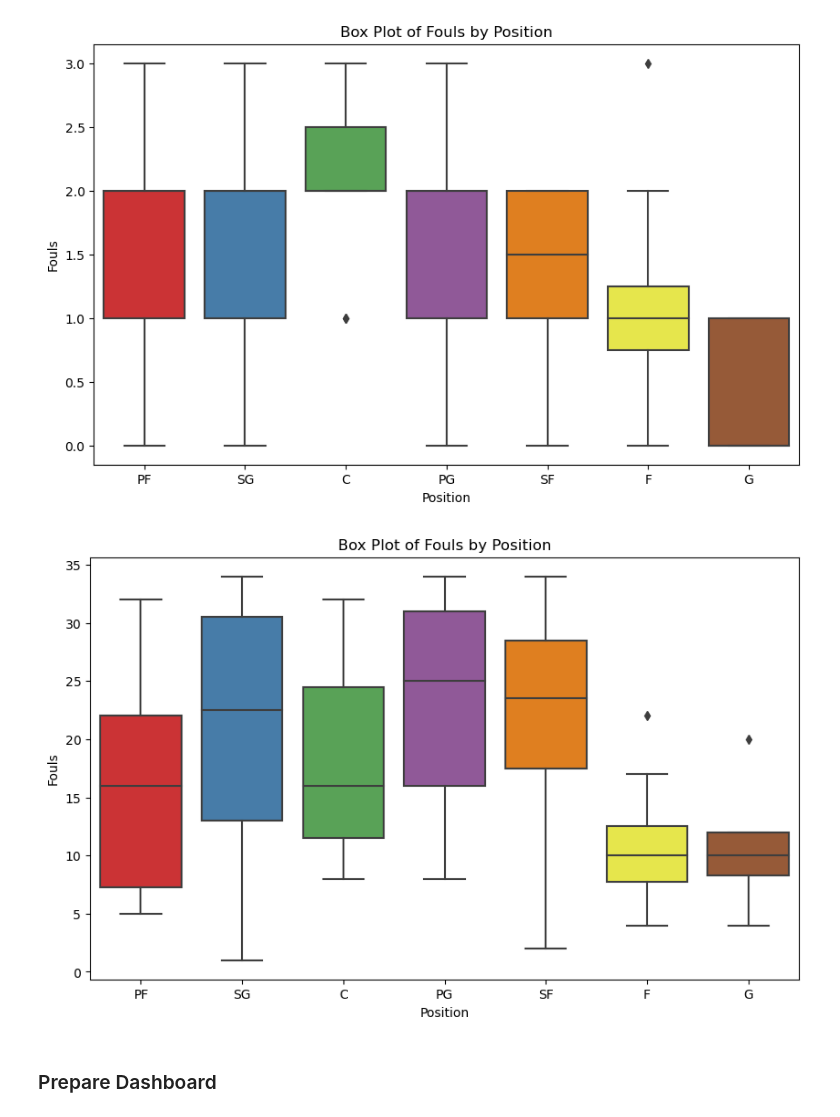
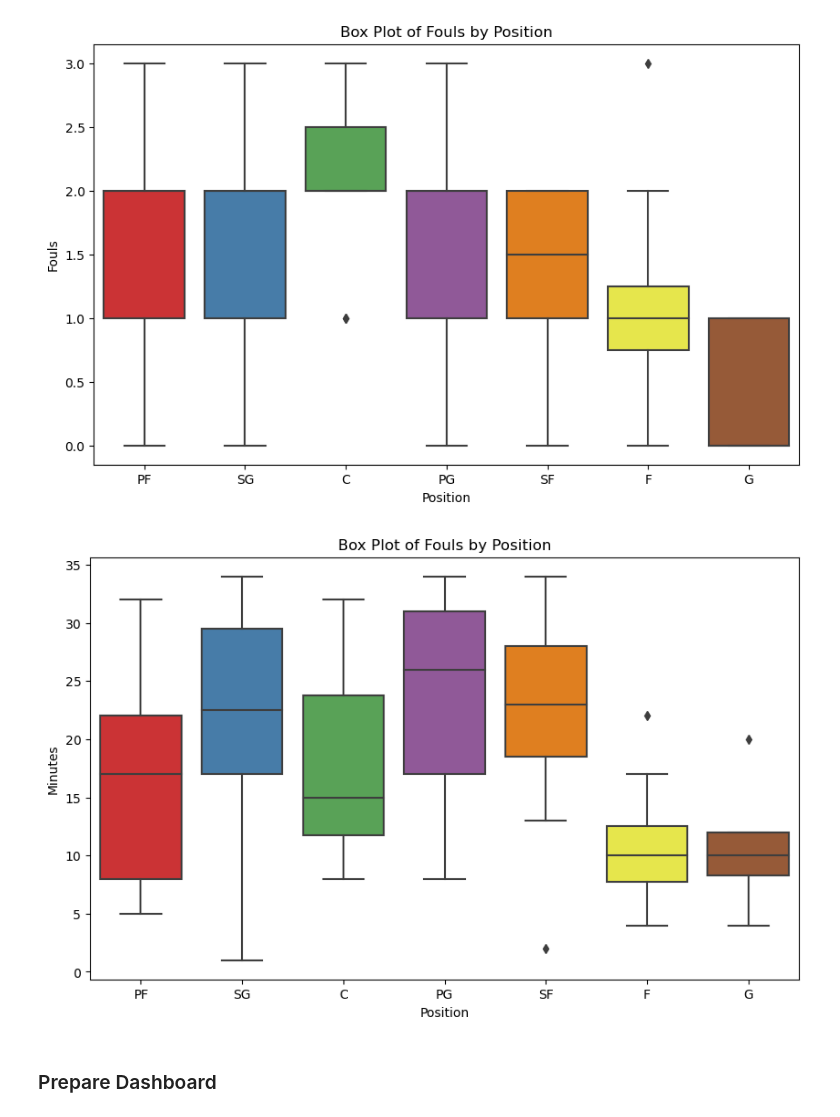
Before and after one commit to isaacaguilar97/you-in-nba, a Jupyter notebook: NBA_project.ipynb, the cells around one changed output. Saved outputs shown, nothing was run; the diff lists cells and outputs as text; code cells hidden in the pictures.

```diff
--- a/NBA_project.ipynb
+++ b/NBA_project.ipynb
@@ -107,7 +103,7 @@ players_df.iloc[300]['id']
 # Get Player stats per game info from API
 urlps = "https://api-nba-v1.p.rapidapi.com/players/statistics"
 ps = pd.DataFrame()
-for i in range(150,160): # I have 393 players (do 10 by 10)
+for i in range(160,170): # I have 393 players (do 10 by 10)
 	querystring = {"id":players_df.iloc[i]['id'],"season":"2023"}
 
 	headers = {
@@ -627,18 +611,18 @@ plt.show()
 # %%
 # Relationship between minutes in the court and posotion
 
 # Create a box plot
 plt.figure(figsize=(10, 6))
 sns.boxplot(x='pos', y='min', data=final_df, palette='Set1')
 
 # Add labels and title
 plt.xlabel('Position')
-plt.ylabel('Fouls')
+plt.ylabel('Minutes')
 plt.title('Box Plot of Fouls by Position')
 
 # Show the plot
 plt.show()
 # %% [output]
-[figure, old version]
+[figure, new version]
 # %% [markdown]
 ### Prepare Dashboard ###
```
Also changed, not shown: parts of 13 cells of this notebook.
